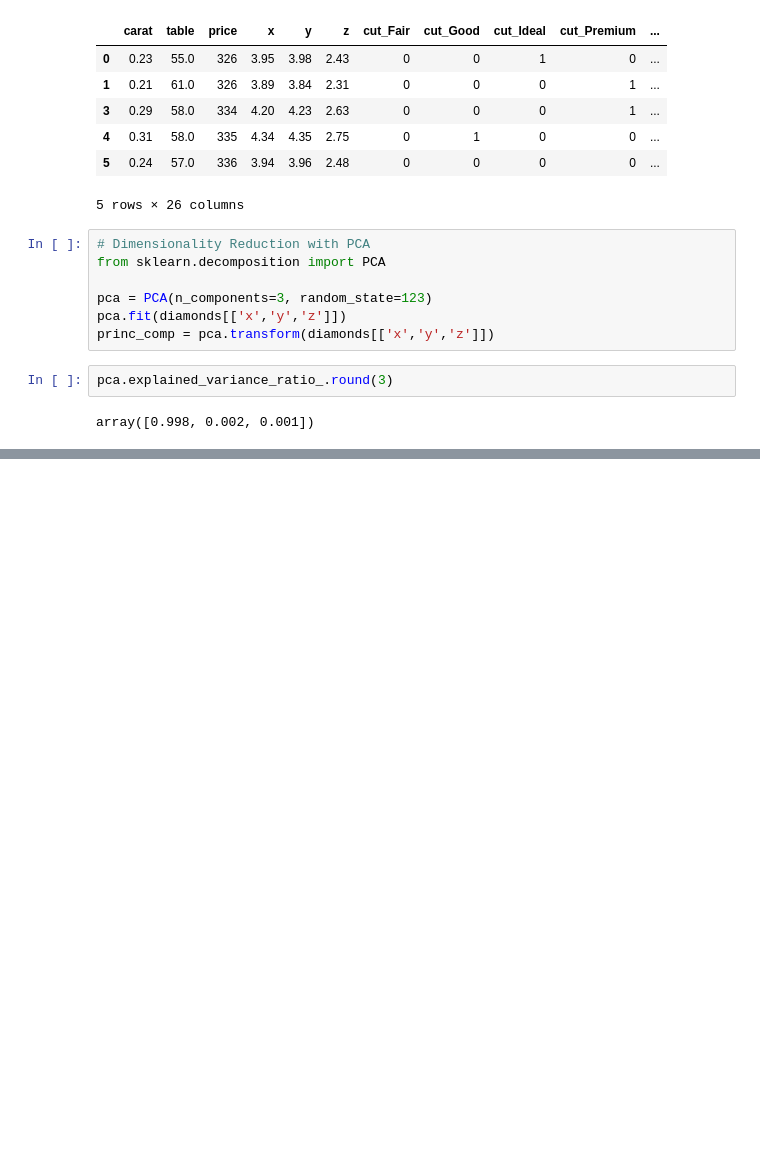
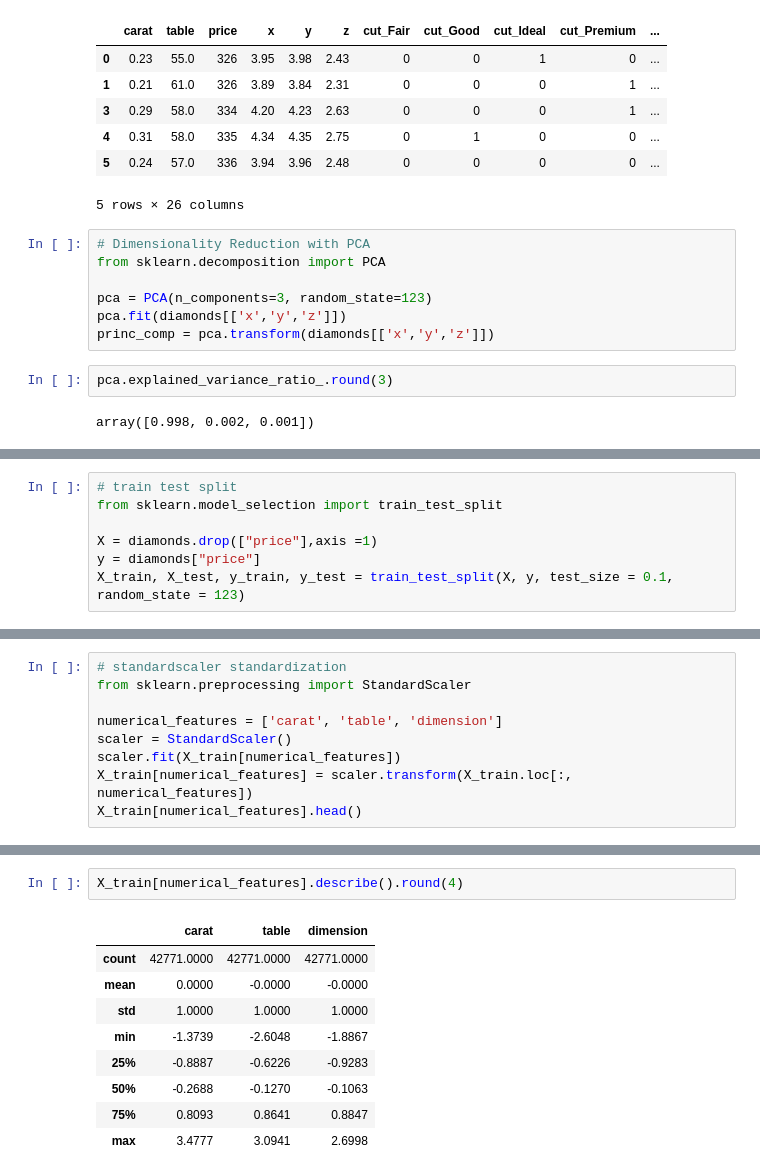
Before and after one commit to SyarifulMsth/coba121, a Jupyter notebook: Predicting_Diamond_Prices.ipynb, the cells around one changed output, grey strips where cells are left out. Drawn from its saved outputs; the diff is of its cells as text; blank space fills up the shorter version.

```diff
--- a/Predicting_Diamond_Prices.ipynb
+++ b/Predicting_Diamond_Prices.ipynb
@@ -361,0 +379,7 @@ array([0.998, 0.002, 0.001])
+# %%
+# train test split
+from sklearn.model_selection import train_test_split
+
+X = diamonds.drop(["price"],axis =1)
+y = diamonds["price"]
+X_train, X_test, y_train, y_test = train_test_split(X, y, test_size = 0.1, random_state = 123)
@@ -361,0 +394,9 @@ array([0.998, 0.002, 0.001])
+# %%
+# standardscaler standardization
+from sklearn.preprocessing import StandardScaler
+
+numerical_features = ['carat', 'table', 'dimension']
+scaler = StandardScaler()
+scaler.fit(X_train[numerical_features])
+X_train[numerical_features] = scaler.transform(X_train.loc[:, numerical_features])
+X_train[numerical_features].head()
@@ -361,0 +410,12 @@ array([0.998, 0.002, 0.001])
+# %%
+X_train[numerical_features].describe().round(4)
+# %% [output]
+|  | carat | table | dimension |
+| count | 42771.0000 | 42771.0000 | 42771.0000 |
+| mean | 0.0000 | -0.0000 | -0.0000 |
+| std | 1.0000 | 1.0000 | 1.0000 |
+| min | -1.3739 | -2.6048 | -1.8867 |
+| 25% | -0.8887 | -0.6226 | -0.9283 |
+| 50% | -0.2688 | -0.1270 | -0.1063 |
+| 75% | 0.8093 | 0.8641 | 0.8847 |
+| max | 3.4777 | 3.0941 | 2.6998 |
```
Also changed, not shown: parts of 22 cells of this notebook.
